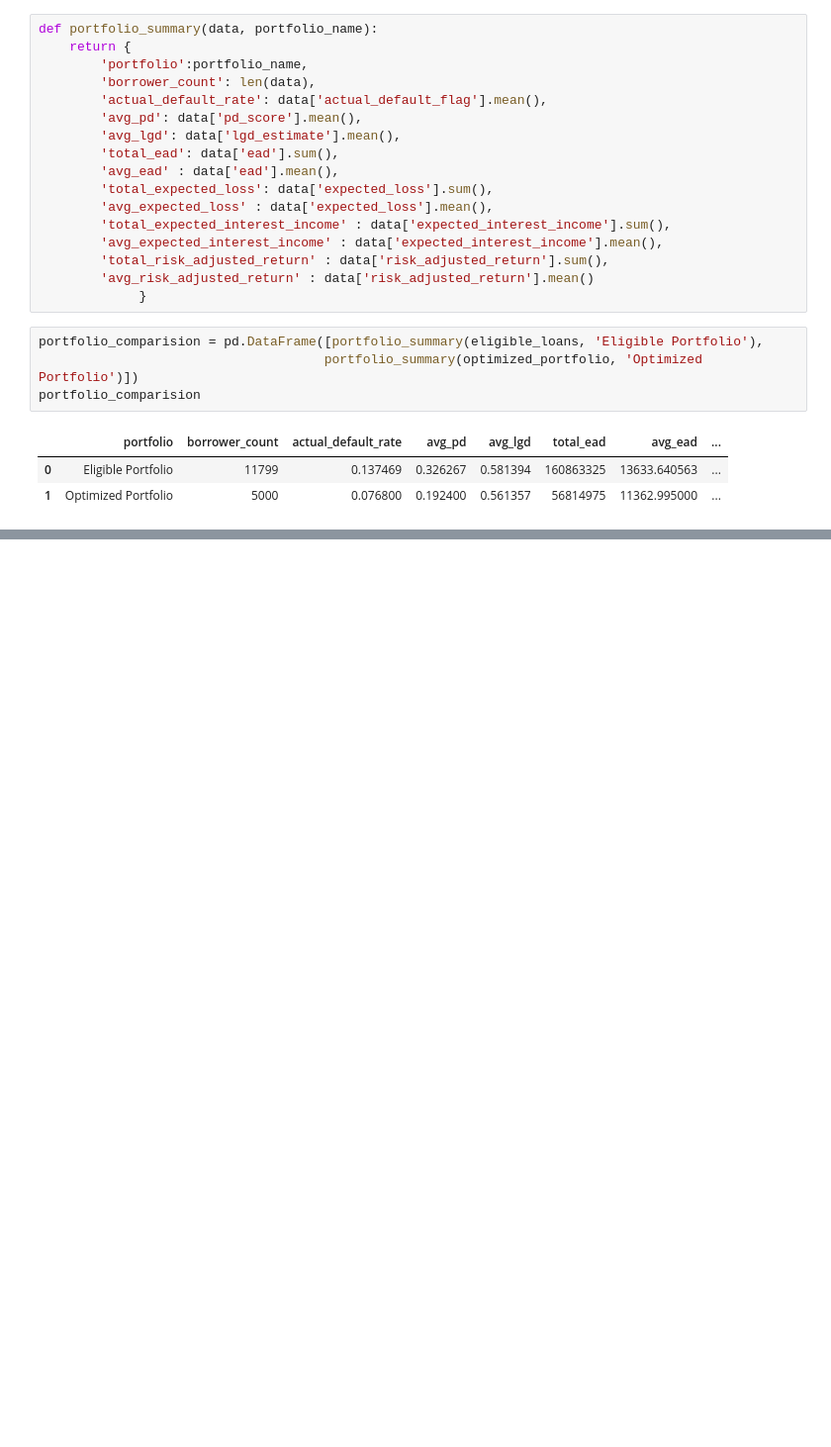
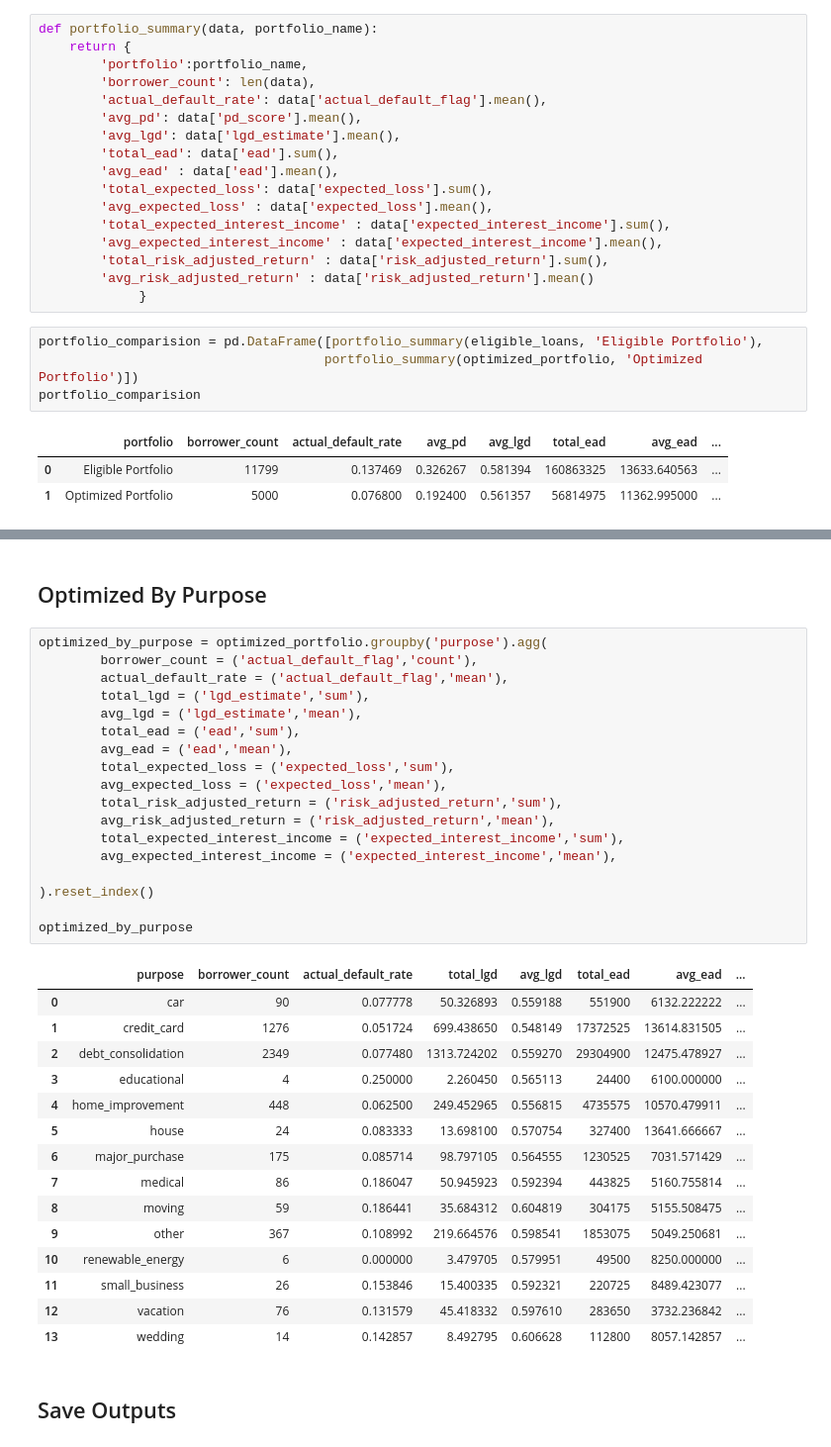
Before and after one commit to Shankari-Mohanakrishnan/lending-club-intelligent-borrower-profiling, a Jupyter notebook: notebooks/09_portfolio_Risk_Optimization.ipynb, the cells around one changed output, grey strips where cells are left out. Shown at 99% size. Cells and saved outputs as stored; diff of their text form; blank space fills up the shorter version.

```diff
--- a/notebooks/09_portfolio_Risk_Optimization.ipynb
+++ b/notebooks/09_portfolio_Risk_Optimization.ipynb
@@ -83,0 +143,38 @@ portfolio_comparision
+# %% [markdown]
+## Optimized By Purpose
+# %%
+optimized_by_purpose = optimized_portfolio.groupby('purpose').agg(
+        borrower_count = ('actual_default_flag','count'),
+        actual_default_rate = ('actual_default_flag','mean'),
+        total_lgd = ('lgd_estimate','sum'),
+        avg_lgd = ('lgd_estimate','mean'),
+        total_ead = ('ead','sum'),
+        avg_ead = ('ead','mean'),
+        total_expected_loss = ('expected_loss','sum'),
+        avg_expected_loss = ('expected_loss','mean'),
+        total_risk_adjusted_return = ('risk_adjusted_return','sum'),
+        avg_risk_adjusted_return = ('risk_adjusted_return','mean'),
+        total_expected_interest_income = ('expected_interest_income','sum'),
+        avg_expected_interest_income = ('expected_interest_income','mean'),
+
+).reset_index()
+
+optimized_by_purpose
+# %% [output]
+|  | purpose | borrower_count | actual_default_rate | total_lgd | avg_lgd | total_ead | avg_ead | ... |
+| 0 | car | 90 | 0.077778 | 50.326893 | 0.559188 | 551900 | 6132.222222 | ... |
+| 1 | credit_card | 1276 | 0.051724 | 699.438650 | 0.548149 | 17372525 | 13614.831505 | ... |
+| 2 | debt_consolidation | 2349 | 0.077480 | 1313.724202 | 0.559270 | 29304900 | 12475.478927 | ... |
+| 3 | educational | 4 | 0.250000 | 2.260450 | 0.565113 | 24400 | 6100.000000 | ... |
+| 4 | home_improvement | 448 | 0.062500 | 249.452965 | 0.556815 | 4735575 | 10570.479911 | ... |
+| 5 | house | 24 | 0.083333 | 13.698100 | 0.570754 | 327400 | 13641.666667 | ... |
+| 6 | major_purchase | 175 | 0.085714 | 98.797105 | 0.564555 | 1230525 | 7031.571429 | ... |
+| 7 | medical | 86 | 0.186047 | 50.945923 | 0.592394 | 443825 | 5160.755814 | ... |
+| 8 | moving | 59 | 0.186441 | 35.684312 | 0.604819 | 304175 | 5155.508475 | ... |
+| 9 | other | 367 | 0.108992 | 219.664576 | 0.598541 | 1853075 | 5049.250681 | ... |
+| 10 | renewable_energy | 6 | 0.000000 | 3.479705 | 0.579951 | 49500 | 8250.000000 | ... |
+| 11 | small_business | 26 | 0.153846 | 15.400335 | 0.592321 | 220725 | 8489.423077 | ... |
+| 12 | vacation | 76 | 0.131579 | 45.418332 | 0.597610 | 283650 | 3732.236842 | ... |
+| 13 | wedding | 14 | 0.142857 | 8.492795 | 0.606628 | 112800 | 8057.142857 | ... |
+# %% [markdown]
+## Save Outputs
```
Also changed, not shown: parts of 5 cells of this notebook.
